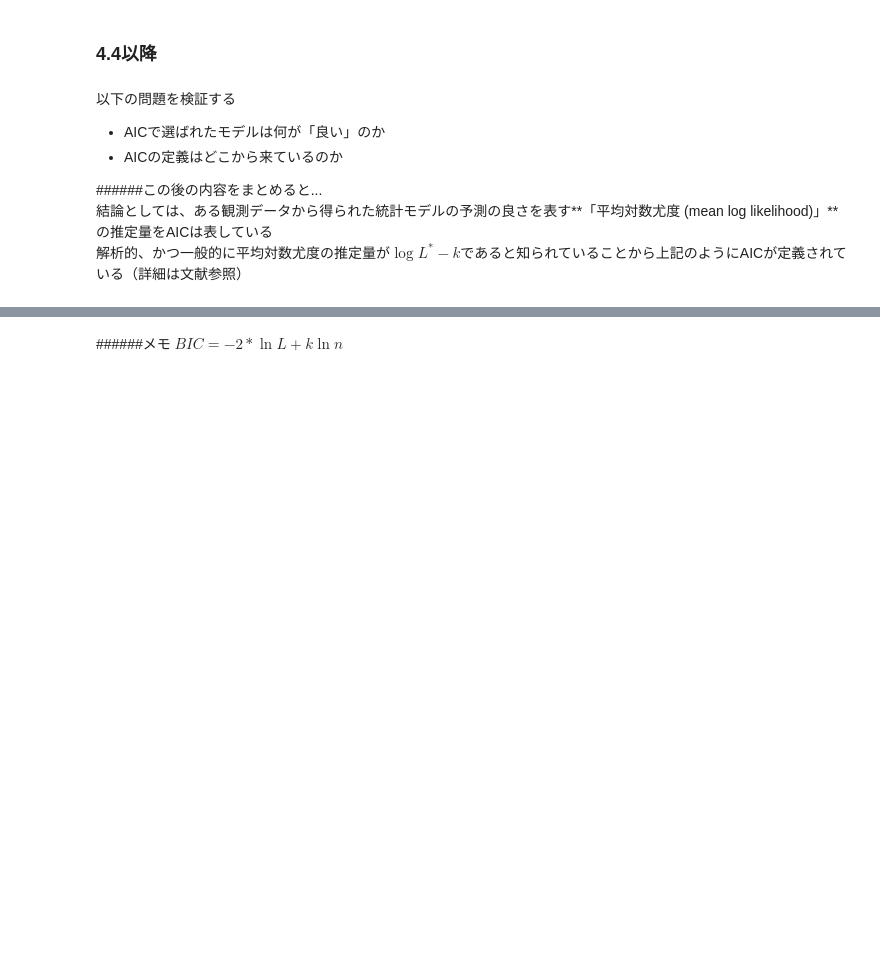
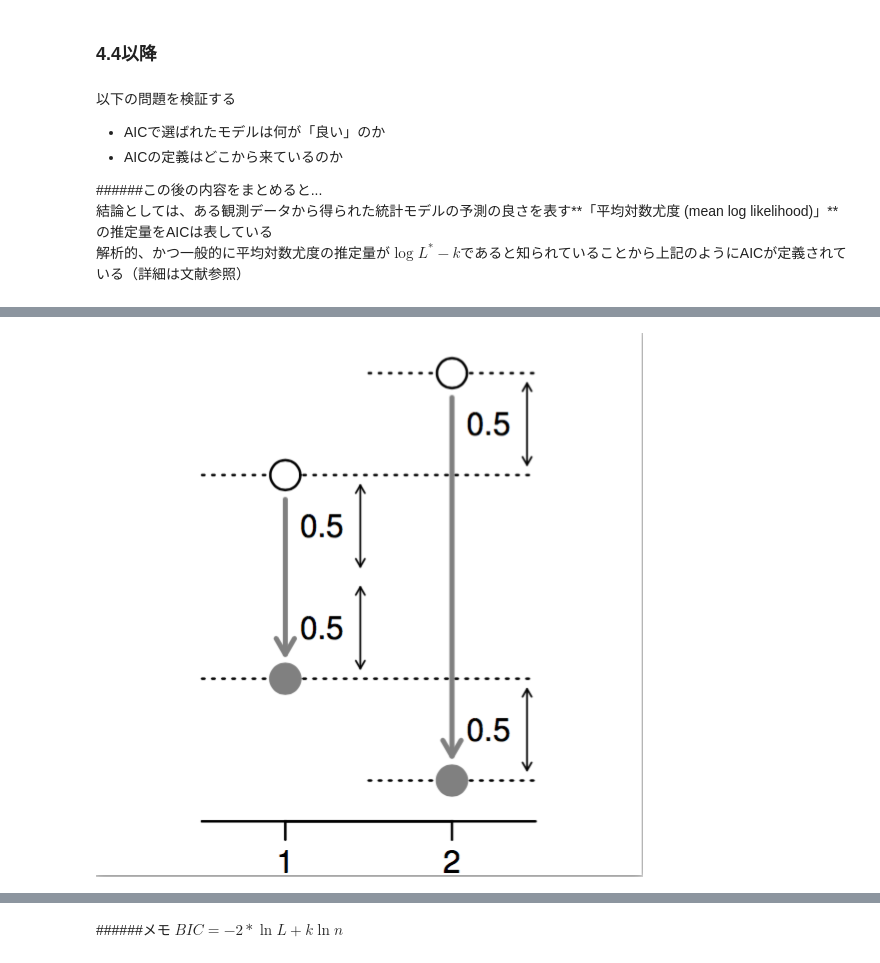
Before and after one commit to ToukeiMaster/kubobooks, a Jupyter notebook: Chapter04.ipynb, the cells around one changed output, grey strips where cells are left out. Saved outputs shown, nothing was run; the diff lists cells and outputs as text; code cells hidden in the pictures; blank space fills up the shorter version.

```diff
--- a/Chapter04.ipynb
+++ b/Chapter04.ipynb
@@ -492,0 +505,5 @@ AIC=-2\times(\log{L^*}-1)\sim -2E(\log{L})
+# %%
+from IPython.display import Image
+Image(filename='./bias.png')
+# %% [output]
+[figure, added]
```
Also changed, not shown: parts of 8 cells of this notebook.
